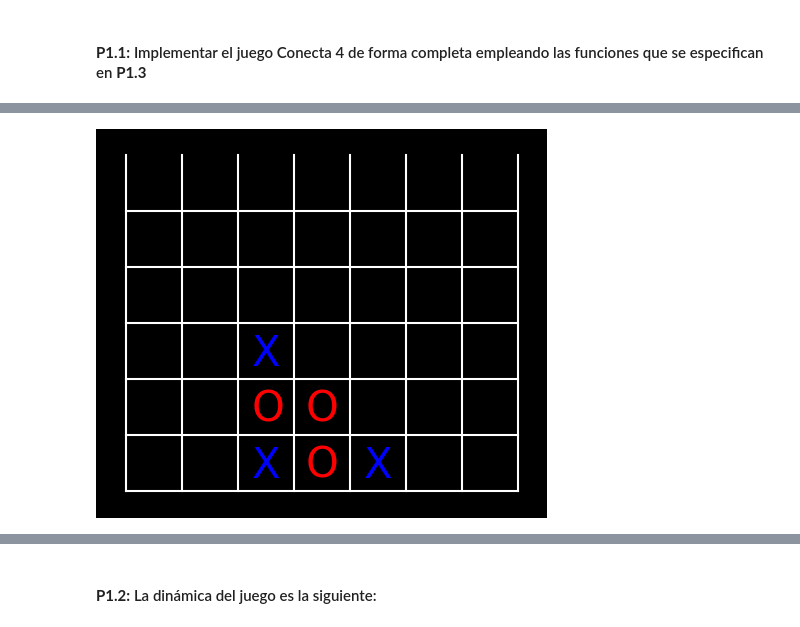
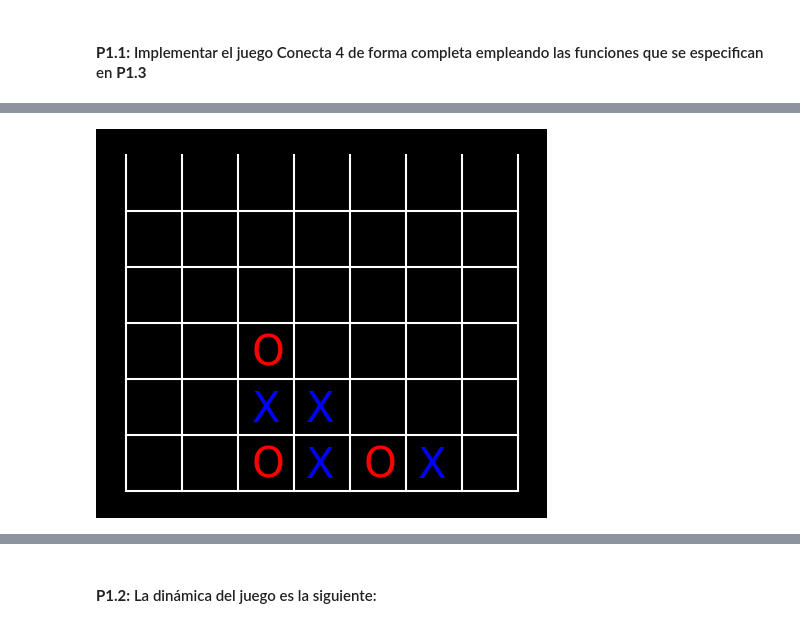
Before and after one commit to Daniels1610/CI008-Dagraz, a Jupyter notebook: labs/P03.ipynb, the cells around one changed output, grey strips where cells are left out. Saved outputs shown, nothing was run; the diff lists cells and outputs as text; code cells hidden in the pictures.

Commit message:
Finish P03. Test Minimax and Alfa-Beta Pruning with Connect 4

```diff
--- a/labs/P03.ipynb
+++ b/labs/P03.ipynb
@@ -15,11 +33,13 @@ from classes.players.SmartComputerPlayer import SmartComputerPlayer
 # %%
+# Game.py - Board Class
+
 # Board Graphic display settings (Connect 4)
+CONNECT_FOUR_WC = 4
 SYMBOL_SIZE = 30
 X_SYMBOL = 'X'; X_COLOR = 'b'
 O_SYMBOL = 'O'; O_COLOR = 'r'
 X_POS = {0: 0.25, 1: 1.21, 2: 2.25, 3:3.21, 4:4.25, 5:5.21, 6:6.25}
 Y_POS = {0: 5.25, 1: 4.25, 2: 3.25, 3:2.25, 4:1.25, 5:0.25}
-GAME_DIMS = (6,7)
 
 class Board():
     __graph_board : Figure   # Visual representation
@@ -90,7 +110,12 @@ class Board():
 
     # Actions(s): Get player's actions from given state (SPACE SEARCH U(x))
     def actions(self) -> np.ndarray:
-        return np.transpose(np.where(self.__s == None))
+        U = []
+        for col in range(self.__dim[1]):
+            if (self.__s[:, col] != None).all(): continue
+            else: U.append(list([np.where(self.__s[:, col] == None)[0][-1], col]))
+            U.append(list([np.where(self.__s[:, col] == None)[0][-1], col]))
+        return np.array(U)
 
     # Result(s, a): Executes board move (TRANSITION FUNCTION f(x,u))
     def make_move(self, x:np.ndarray):
@@ -123,17 +148,34 @@ class Board():
         self.undo_move()
         prospect_winner = self.player()
         if len(self.history) > 0: self.make_move(self.history[-1]); self.history.pop()
-        win_struct = np.ones((1,self.__dim[0])) if prospect_winner == 'X' else np.zeros((1, self.__dim[0]))
+        win_struct = np.ones((1, CONNECT_FOUR_WC)) if prospect_winner == 'X' else np.zeros((1, CONNECT_FOUR_WC))
 
-        # Check winner by Rows & Columns
+        # Check winner by Rows
         for i in range(self.__s.shape[0]):
-            if (np.isin(self.__s[i,:], win_struct).all() or np.isin(self.__s[:,i].T, win_struct).all()):
-                return prospect_winner
+            x = 0
+            for val in self.__s[i,:]:
+                if val == win_struct[0,0]: x += 1
+                else: x = 0
+                if x >= CONNECT_FOUR_WC: return prospect_winner
 
-        # Check winner by diagonals
-        if (np.isin(np.diag(self.__s), win_struct).all() or (np.fliplr(self.__s).diagonal() == win_struct).all()):
-            return prospect_winner
-        elif np.sum(self.__bin) == np.prod(self.__s.shape): return None
+        # Check winner by Columns
+        for j in range(self.__s.shape[1]):
+            x = 0
+            for val in self.__s[:,j].T:
+                if val == win_struct[0,0]: x += 1
+                else: x = 0
+                if x >= CONNECT_FOUR_WC: return prospect_winner
+
+        # Check winner by Diagonals
+        fm = get_fm(self.__dim, (CONNECT_FOUR_WC, CONNECT_FOUR_WC), 1)
+
+        for i in range(fm[0]):
+            for j in range(fm[1]):
+                s = self.__s[i:fm[1]+i, j:fm[1]+j]
+                if (np.isin(np.diag(s), win_struct).all() or (np.fliplr(s).diagonal() == win_struct).all()):
+                    return prospect_winner
+
+        if np.sum(self.__bin) == np.prod(self.__s.shape): return None
         return False
 
     # Utility(s): Returns board evaluation given a terminal state
@@ -180,12 +287,13 @@ b.board
 # %%
 b.init_state()
 # %%
+b.make_move(np.array([5,5])); b.update_board(np.array([5,5]))
 b.make_move(np.array([5,2])); b.update_board(np.array([5,2]))
 b.make_move(np.array([5,3])); b.update_board(np.array([5,3]))
 b.make_move(np.array([5,4])); b.update_board(np.array([5,4]))
 b.make_move(np.array([4,2])); b.update_board(np.array([4,2]))
 b.make_move(np.array([3,2])); b.update_board(np.array([3,2]))
 b.make_move(np.array([4,3])); b.update_board(np.array([4,3]))
 display(b.board)
 # %% [output]
-[figure, old version]
+[figure, new version]
```
Also changed, not shown: parts of 19 cells of this notebook, 6 other files.
